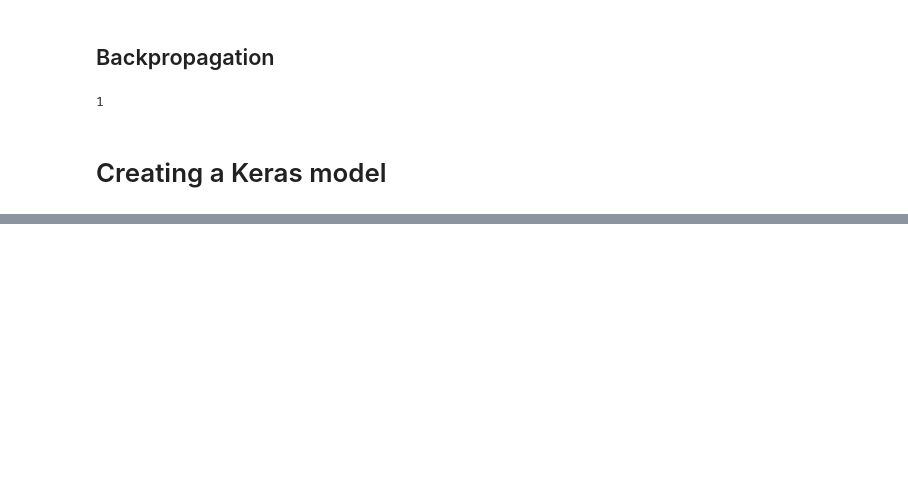
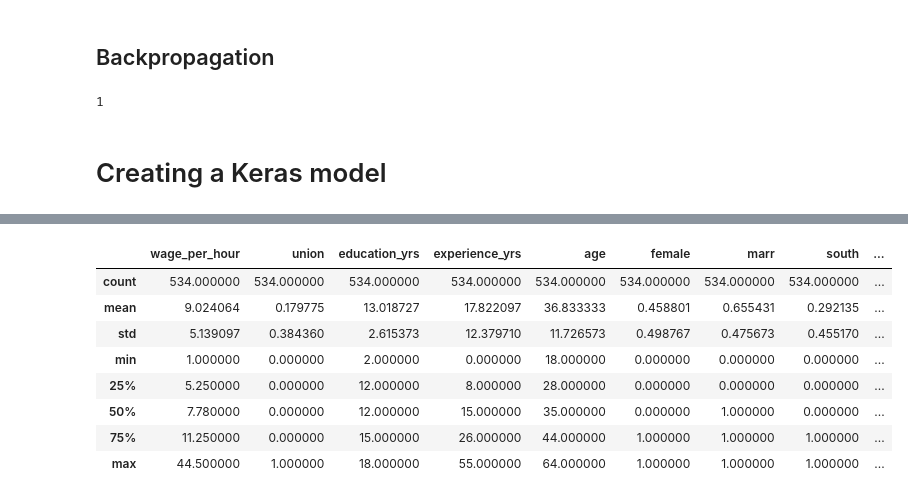
Before and after one commit to alipourmotlagh/DeepLearning, a Jupyter notebook: IntroductionToDeeplearninginPython.ipynb, the cells around one changed output, grey strips where cells are left out. Saved outputs shown, nothing was run; the diff lists cells and outputs as text; code cells hidden in the pictures; blank space fills up the shorter version.

```diff
--- a/IntroductionToDeeplearninginPython.ipynb
+++ b/IntroductionToDeeplearninginPython.ipynb
@@ -372,0 +406,2 @@ from tensorflow.keras.models import Sequential
+# %%
+data = pd.read_csv('hourly_wages.csv')
@@ -372,0 +417,12 @@ from tensorflow.keras.models import Sequential
+# %%
+data.describe()
+# %% [output]
+|  | wage_per_hour | union | education_yrs | experience_yrs | age | female | marr | south | ... |
+| count | 534.000000 | 534.000000 | 534.000000 | 534.000000 | 534.000000 | 534.000000 | 534.000000 | 534.000000 | ... |
+| mean | 9.024064 | 0.179775 | 13.018727 | 17.822097 | 36.833333 | 0.458801 | 0.655431 | 0.292135 | ... |
+| std | 5.139097 | 0.384360 | 2.615373 | 12.379710 | 11.726573 | 0.498767 | 0.475673 | 0.455170 | ... |
+| min | 1.000000 | 0.000000 | 2.000000 | 0.000000 | 18.000000 | 0.000000 | 0.000000 | 0.000000 | ... |
+| 25% | 5.250000 | 0.000000 | 12.000000 | 8.000000 | 28.000000 | 0.000000 | 0.000000 | 0.000000 | ... |
+| 50% | 7.780000 | 0.000000 | 12.000000 | 15.000000 | 35.000000 | 0.000000 | 1.000000 | 0.000000 | ... |
+| 75% | 11.250000 | 0.000000 | 15.000000 | 26.000000 | 44.000000 | 1.000000 | 1.000000 | 1.000000 | ... |
+| max | 44.500000 | 1.000000 | 18.000000 | 55.000000 | 64.000000 | 1.000000 | 1.000000 | 1.000000 | ... |
```
Also changed, not shown: parts of 7 cells of this notebook.
